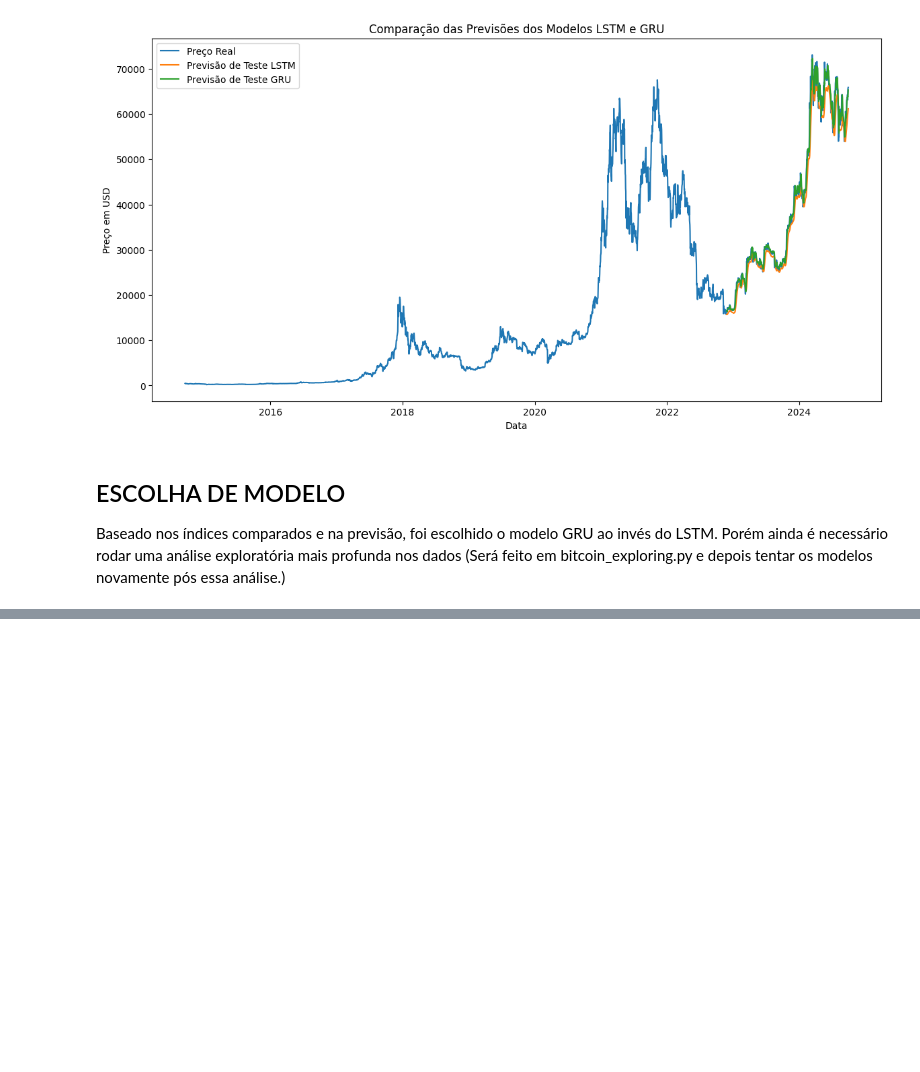
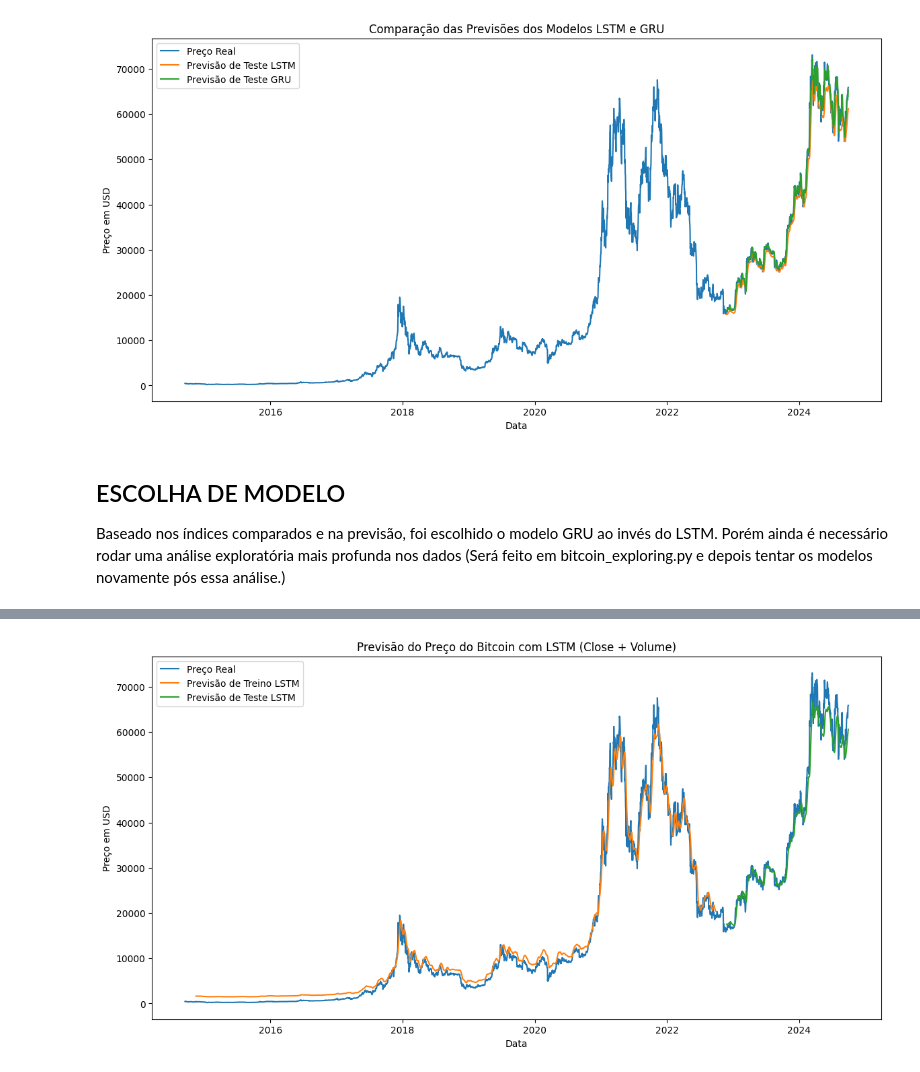
Before and after one commit to pedrocruz2/crypto-learning, a Jupyter notebook: treinamento/bitcoin.ipynb, the cells around one changed output, grey strips where cells are left out. Cells and saved outputs as stored; diff of their text form; code cells hidden in the pictures; blank space fills up the shorter version.

Commit message:
Feat Engineering: Volume

```diff
--- a/treinamento/bitcoin.ipynb
+++ b/treinamento/bitcoin.ipynb
@@ -329,0 +337,99 @@ Baseado nos índices comparados e na previsão, foi escolhido o modelo GRU ao in
+# %%
+from sklearn.preprocessing import MinMaxScaler
+from sklearn.metrics import mean_squared_error
+from sklearn.model_selection import train_test_split
+
+from tensorflow.keras.models import Sequential
+from tensorflow.keras.layers import Dense, LSTM
+from tensorflow.keras.preprocessing.sequence import TimeseriesGenerator
+
+import warnings
+warnings.filterwarnings("ignore")
+
+# Coleta dos dados do Bitcoin
+btc = yf.Ticker("BTC-USD")
+data_lstm = btc.history(start="2014-01-01", end=pd.to_datetime('today').strftime('%Y-%m-%d'))
+
+# Seleção das colunas 'Close' e 'Volume' e preparação dos dados
+df_lstm = data_lstm[['Close', 'Volume']].reset_index()
+
+# Preparação dos dados
+close_data_lstm = df_lstm['Close'].values.reshape(-1, 1)
+volume_data_lstm = df_lstm['Volume'].values.reshape(-1, 1)
+
+# Normalização dos dados
+scaler_close_lstm = MinMaxScaler(feature_range=(0, 1))
+scaled_close_lstm = scaler_close_lstm.fit_transform(close_data_lstm)
+
+scaler_volume_lstm = MinMaxScaler(feature_range=(0, 1))
+scaled_volume_lstm = scaler_volume_lstm.fit_transform(volume_data_lstm)
+
+# Concatenar as características escalonadas
+scaled_data_lstm = np.concatenate((scaled_close_lstm, scaled_volume_lstm), axis=1)
+
+# Divisão em conjuntos de treino e teste usando train_test_split
+train_data_lstm, test_data_lstm = train_test_split(scaled_data_lstm, test_size=0.2, shuffle=False)
+
+# Parâmetro look_back
+look_back = 60  # Número de passos de tempo anteriores usados para prever o próximo valor
+
+# Usando TimeseriesGenerator para criar os conjuntos de dados para o LSTM
+train_generator_lstm = TimeseriesGenerator(
+    data=train_data_lstm,
+    targets=train_data_lstm[:, 0],  # O alvo é o 'Close' escalonado
+    length=look_back,
+    batch_size=64
+)
+test_generator_lstm = TimeseriesGenerator(
+    data=test_data_lstm,
+    targets=test_data_lstm[:, 0],
+    length=look_back,
+    batch_size=64
+)
+
+# Construção do modelo LSTM
+model_lstm = Sequential()
+model_lstm.add(LSTM(units=50, return_sequences=True, input_shape=(look_back, 2)))
+model_lstm.add(LSTM(units=50))
+model_lstm.add(Dense(1))
+
+# Compilação do modelo
+model_lstm.compile(loss='mean_squared_error', optimizer='adam')
+
+# Treinamento do modelo
+model_lstm.fit(train_generator_lstm, epochs=20, validation_data=test_generator_lstm, verbose=1)
+
+# Fazer previsões
+train_predict_lstm = model_lstm.predict(train_generator_lstm)
+test_predict_lstm = model_lstm.predict(test_generator_lstm)
+
+# Obter os valores reais correspondentes
+y_train_actual_lstm = scaler_close_lstm.inverse_transform(train_data_lstm[look_back:, 0].reshape(-1, 1))
+y_test_actual_lstm = scaler_close_lstm.inverse_transform(test_data_lstm[look_back:, 0].reshape(-1, 1))
+
+# Inverter a normalização das previsões
+train_predict_lstm = scaler_close_lstm.inverse_transform(train_predict_lstm)
+test_predict_lstm = scaler_close_lstm.inverse_transform(test_predict_lstm)
+
+# Calcular RMSE
+train_rmse_lstm = np.sqrt(mean_squared_error(y_train_actual_lstm, train_predict_lstm))
+test_rmse_lstm = np.sqrt(mean_squared_error(y_test_actual_lstm, test_predict_lstm))
+
+print(f'LSTM Train RMSE: {train_rmse_lstm}')
+print(f'LSTM Test RMSE: {test_rmse_lstm}')
+
+# Preparar as datas para plotagem
+train_dates_lstm = df_lstm['Date'][look_back:len(train_predict_lstm)+look_back]
+test_dates_lstm = df_lstm['Date'][len(train_data_lstm)+look_back:len(scaled_data_lstm)]
+
+# Plotar previsões vs dados reais
+plt.figure(figsize=(14, 7))
+plt.plot(df_lstm['Date'], df_lstm['Close'], label='Preço Real')
+plt.plot(train_dates_lstm, train_predict_lstm, label='Previsão de Treino LSTM')
+plt.plot(test_dates_lstm, test_predict_lstm, label='Previsão de Teste LSTM')
+plt.title('Previsão do Preço do Bitcoin com LSTM (Close + Volume)')
+plt.xlabel('Data')
+plt.ylabel('Preço em USD')
+plt.legend()
+plt.show()
+# %% [output]
@@ -329,0 +453 @@ Baseado nos índices comparados e na previsão, foi escolhido o modelo GRU ao in
+[figure, added]
```
Also changed, not shown: parts of 20 cells of this notebook, 1 other file.
